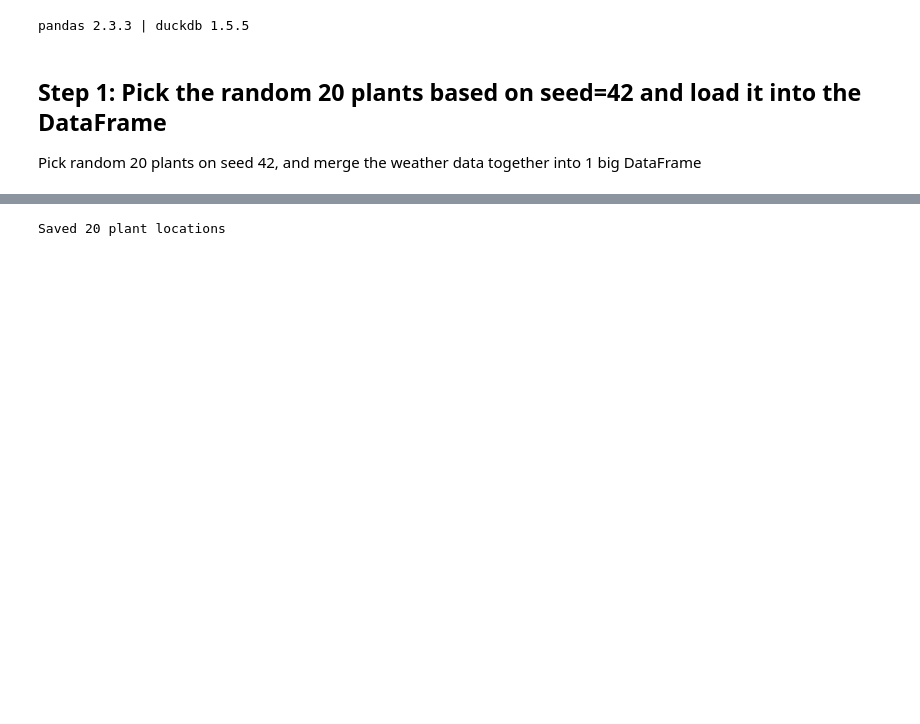
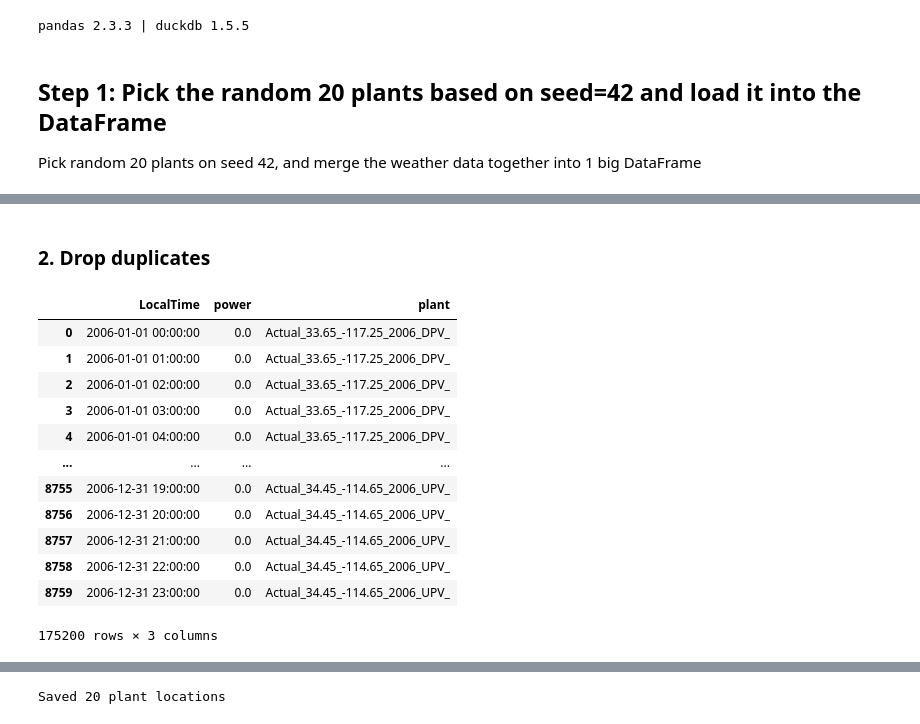
Before and after one commit to noobball111/ADYm_2, a Jupyter notebook: notebooks/0. Setting up and cleaning.ipynb, the cells around one changed output, grey strips where cells are left out. Saved outputs shown, nothing was run; the diff lists cells and outputs as text; code cells hidden in the pictures; blank space fills up the shorter version.

```diff
--- a/notebooks/0. Setting up.ipynb
+++ b/notebooks/0. Setting up and cleaning.ipynb
@@ -87,0 +108,18 @@ df.describe(include='all').T.to_csv('report/table_describe_raw.csv')
+# %% [markdown]
+### 2. Drop duplicates
+# %%
+df.drop_duplicates()
+# %% [output]
+|  | LocalTime | power | plant |
+| 0 | 2006-01-01 00:00:00 | 0.0 | Actual_33.65_-117.25_2006_DPV_ |
+| 1 | 2006-01-01 01:00:00 | 0.0 | Actual_33.65_-117.25_2006_DPV_ |
+| 2 | 2006-01-01 02:00:00 | 0.0 | Actual_33.65_-117.25_2006_DPV_ |
+| 3 | 2006-01-01 03:00:00 | 0.0 | Actual_33.65_-117.25_2006_DPV_ |
+| 4 | 2006-01-01 04:00:00 | 0.0 | Actual_33.65_-117.25_2006_DPV_ |
+| ... | ... | ... | ... |
+| 8755 | 2006-12-31 19:00:00 | 0.0 | Actual_34.45_-114.65_2006_UPV_ |
+| 8756 | 2006-12-31 20:00:00 | 0.0 | Actual_34.45_-114.65_2006_UPV_ |
+| 8757 | 2006-12-31 21:00:00 | 0.0 | Actual_34.45_-114.65_2006_UPV_ |
+| 8758 | 2006-12-31 22:00:00 | 0.0 | Actual_34.45_-114.65_2006_UPV_ |
+| 8759 | 2006-12-31 23:00:00 | 0.0 | Actual_34.45_-114.65_2006_UPV_ |
+175200 rows × 3 columns
```
Also changed, not shown: parts of 16 cells of this notebook, 9 other files.
